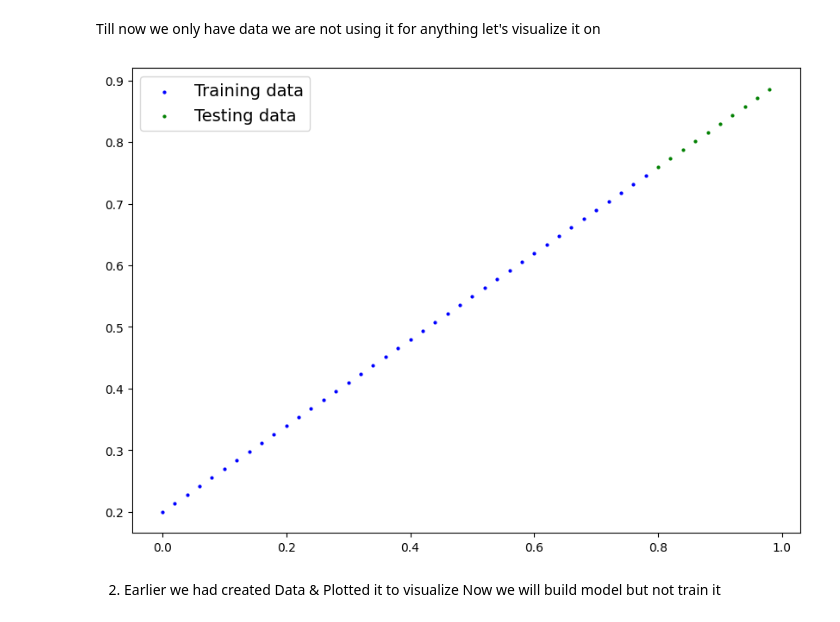
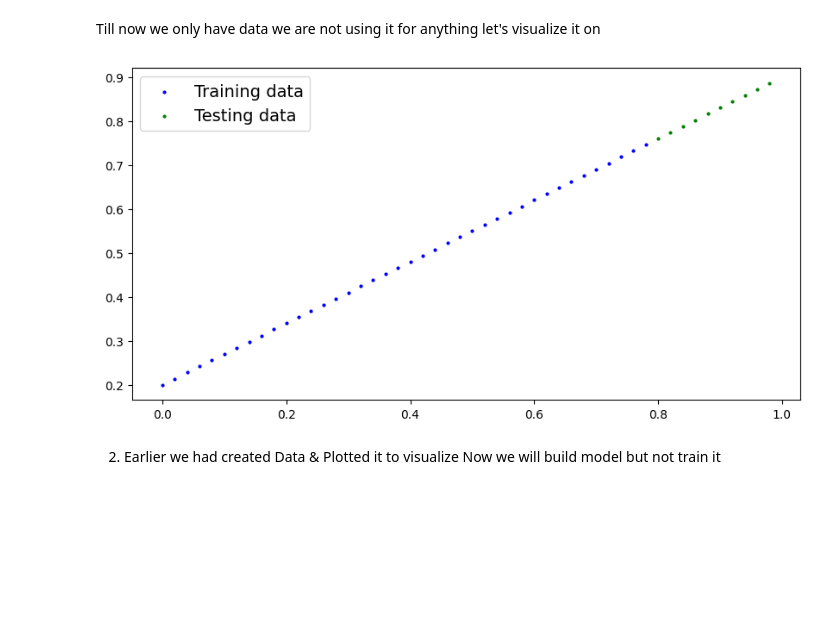
Before and after one commit to nandeeswarbadugu/Pytorch, a Jupyter notebook: workflow_fun.ipynb, the cells around one changed output. Saved outputs shown, nothing was run; the diff lists cells and outputs as text; code cells hidden in the pictures; blank space fills up the shorter version.

```diff
--- a/workflow_fun.ipynb
+++ b/workflow_fun.ipynb
@@ -82,25 +82,25 @@ Till now we only have data we are not using it for anything let's visualize it o
 # %%
 def plot_data(train_data = X_train,
               train_labels = y_train,
               test_data = X_test,
               test_labels = y_test,
               predictions = None):
-  plt.figure(figsize=(10,7))
+  plt.figure(figsize=(10,5))
 
   plt.scatter(train_data, train_labels, c = "b", s = 4, label="Training data")
 
   plt.scatter(test_data, test_labels, c="g", s=4, label="Testing data")
 
   if predictions is not None:
     # Plot the predictions in red (predictions were made on the test data)
     plt.scatter(test_data, predictions, c="r", s=4, label="Predictions")
 
   # Show the legend
   plt.legend(prop={"size": 14});
 
 plot_data()
 # %% [output]
-[figure, old version]
+[figure, new version]
 # %% [markdown]
 2. Earlier we had created Data & Plotted it to visualize Now we will build model but not train it
 # %%
```
Also changed, not shown: parts of 6 cells of this notebook.
